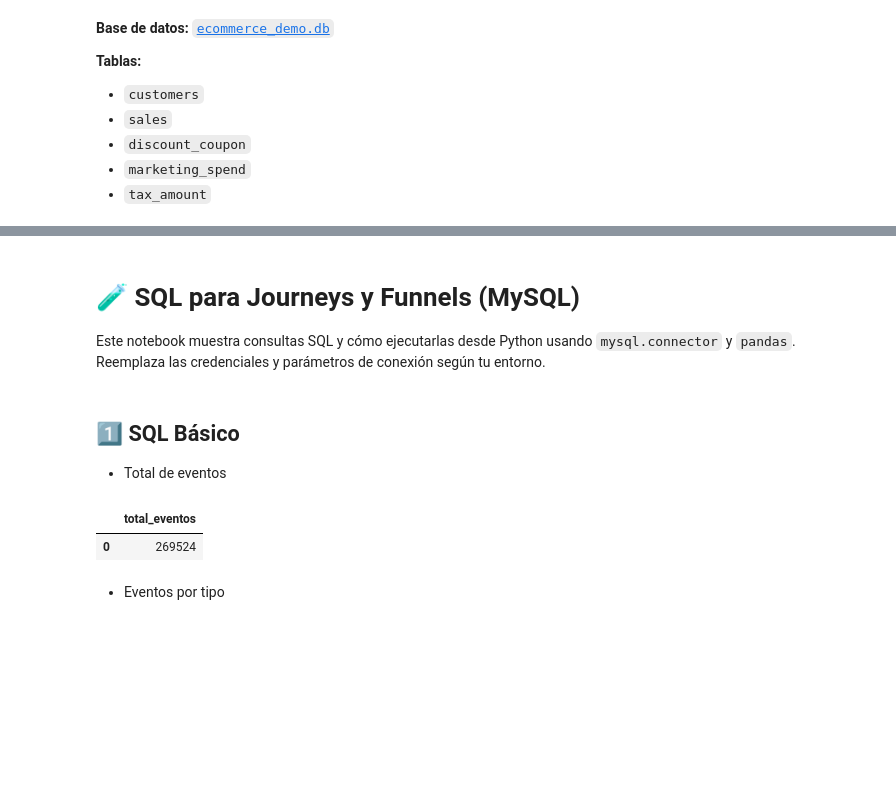
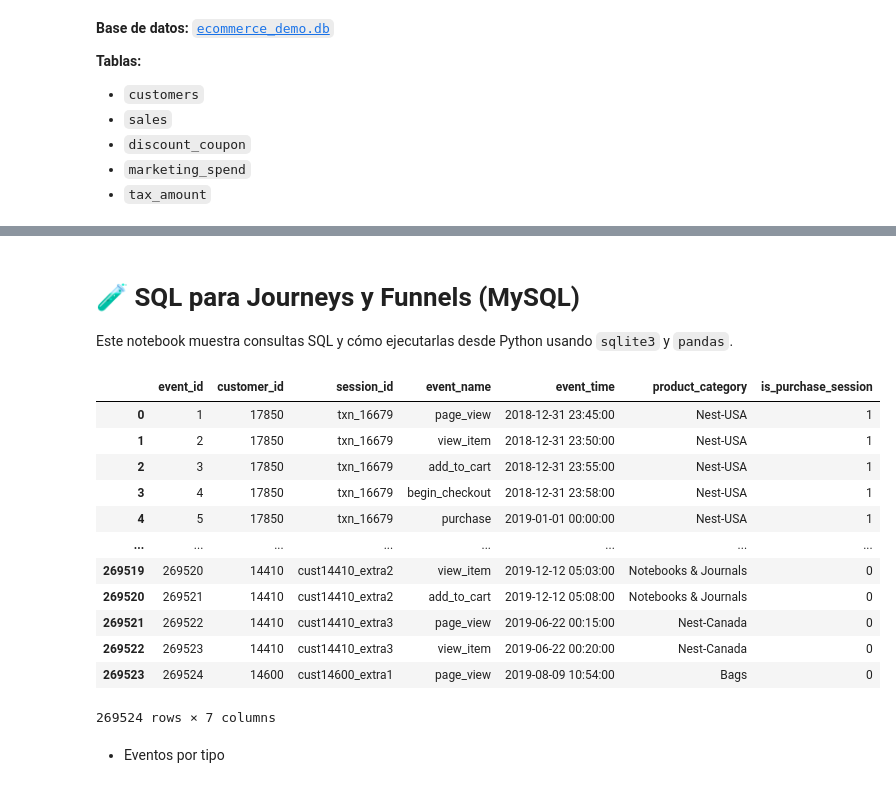
Before and after one commit to gbuvoli/DA_T8, a Jupyter notebook: Sprint4_semana1.ipynb, the cells around one changed output, grey strips where cells are left out. Drawn from its saved outputs; the diff is of its cells as text; code cells hidden in the pictures; blank space fills up the shorter version.

```diff
--- a/Sprint4_semana1.ipynb
+++ b/Sprint4_semana1.ipynb
@@ -180,26 +184,36 @@ Dominar user journeys te permite:
 ![esquema](images\ecommerceDemo.png)
 # %% [markdown]
 # 🧪 SQL para Journeys y Funnels (MySQL)
-Este notebook muestra consultas SQL y cómo ejecutarlas desde Python usando `mysql.connector` y `pandas`.
-Reemplaza las credenciales y parámetros de conexión según tu entorno.
+Este notebook muestra consultas SQL y cómo ejecutarlas desde Python usando `sqlite3` y `pandas`.
 # %%
 import sqlite3
 import pandas as pd
 
 # Hacemos la conexión a la Database
 conn = sqlite3.connect("ecommerce_demo.db")
-# %% [markdown]
-## 1️⃣ SQL Básico
-- Total de eventos
 # %%
-# Total de eventos
+# Explora la tabla eventos y su contenido
 
-query= '''  SELECT COUNT(*) AS total_eventos FROM events '''
+query= '''
+
+SELECT *
+FROM events'''
 
 pd.read_sql(query, conn)
 # %% [output]
-|  | total_eventos |
-| 0 | 269524 |
+|  | event_id | customer_id | session_id | event_name | event_time | product_category | is_purchase_session |
+| 0 | 1 | 17850 | txn_16679 | page_view | 2018-12-31 23:45:00 | Nest-USA | 1 |
+| 1 | 2 | 17850 | txn_16679 | view_item | 2018-12-31 23:50:00 | Nest-USA | 1 |
+| 2 | 3 | 17850 | txn_16679 | add_to_cart | 2018-12-31 23:55:00 | Nest-USA | 1 |
+| 3 | 4 | 17850 | txn_16679 | begin_checkout | 2018-12-31 23:58:00 | Nest-USA | 1 |
+| 4 | 5 | 17850 | txn_16679 | purchase | 2019-01-01 00:00:00 | Nest-USA | 1 |
+| ... | ... | ... | ... | ... | ... | ... | ... |
+| 269519 | 269520 | 14410 | cust14410_extra2 | view_item | 2019-12-12 05:03:00 | Notebooks & Journals | 0 |
+| 269520 | 269521 | 14410 | cust14410_extra2 | add_to_cart | 2019-12-12 05:08:00 | Notebooks & Journals | 0 |
+| 269521 | 269522 | 14410 | cust14410_extra3 | page_view | 2019-06-22 00:15:00 | Nest-Canada | 0 |
+| 269522 | 269523 | 14410 | cust14410_extra3 | view_item | 2019-06-22 00:20:00 | Nest-Canada | 0 |
+| 269523 | 269524 | 14600 | cust14600_extra1 | page_view | 2019-08-09 10:54:00 | Bags | 0 |
+269524 rows × 7 columns
 # %% [markdown]
 - Eventos por tipo
 # %%
```
Also changed, not shown: parts of 17 cells of this notebook.
